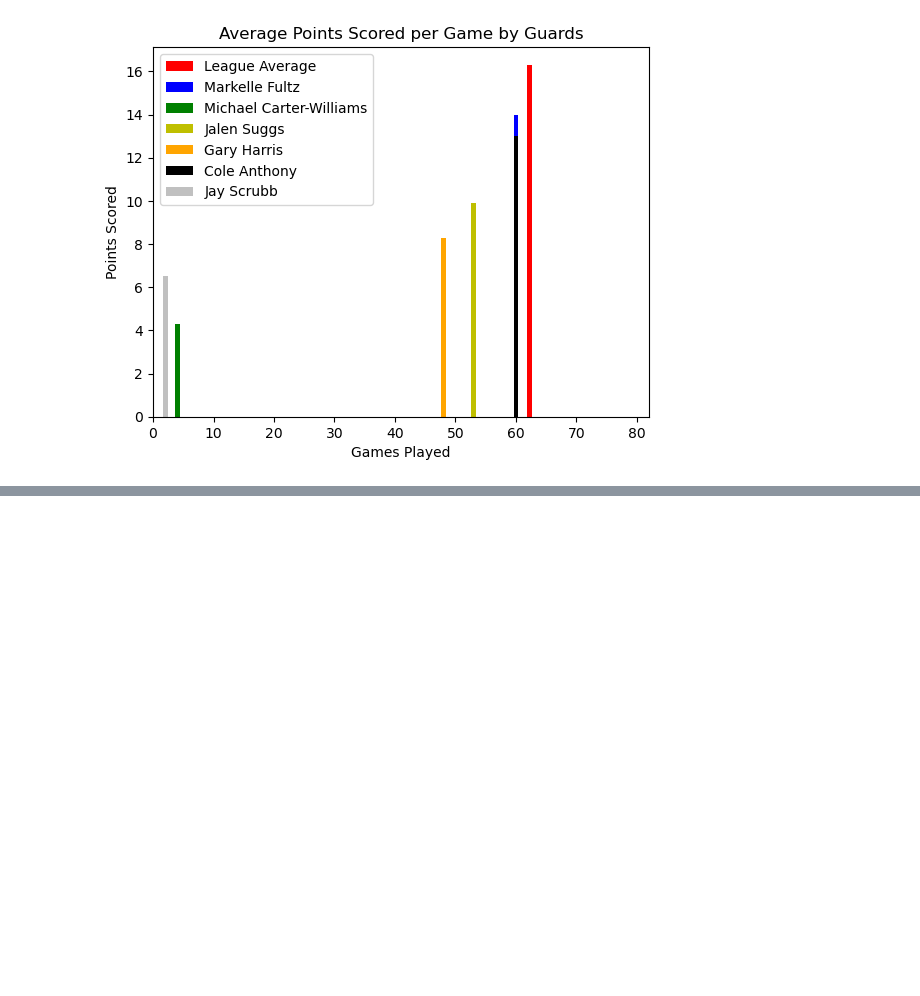
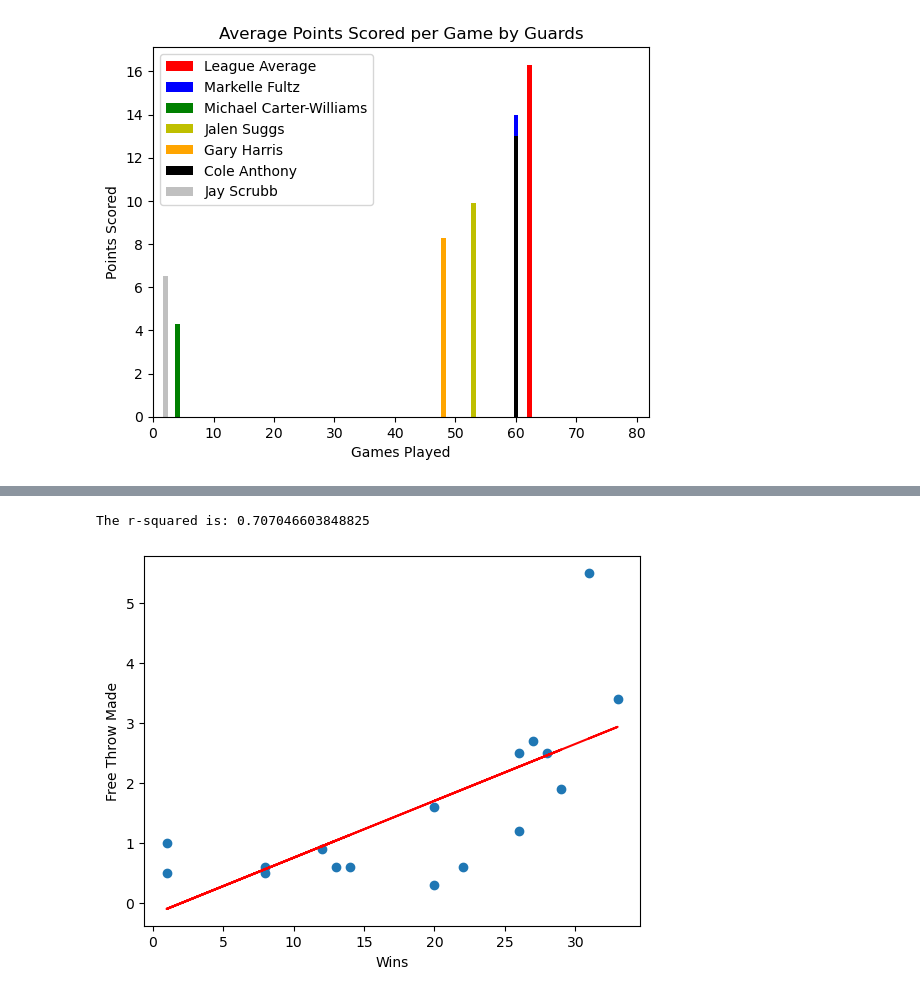
Before and after one commit to CandaceDoesData/Group_Project_1, a Jupyter notebook: Project 1 NBA/NBA.ipynb, the cells around one changed output, grey strips where cells are left out. Cells and saved outputs as stored; diff of their text form; code cells hidden in the pictures; blank space fills up the shorter version.

```diff
--- a/Project 1 NBA/NBA.ipynb
+++ b/Project 1 NBA/NBA.ipynb
@@ -246,0 +328,10 @@ plt.show()
+# %%
+x_values = magic22_23_df ["Wins"]
+y_values = magic22_23_df ["Free Throw Made"]
+r = plot_linear_regression(x_values,y_values,'Free Throw Made',(20,90))
+
+df_new_row = pd.DataFrame({'KPI':["Free Throw Made"], 'r':[r]})
+magic_rvalues = pd.concat([magic_rvalues, df_new_row])
+# %% [output]
+The r-squared is: 0.707046603848825
+[figure, added]
```
Also changed, not shown: parts of 17 cells of this notebook.
